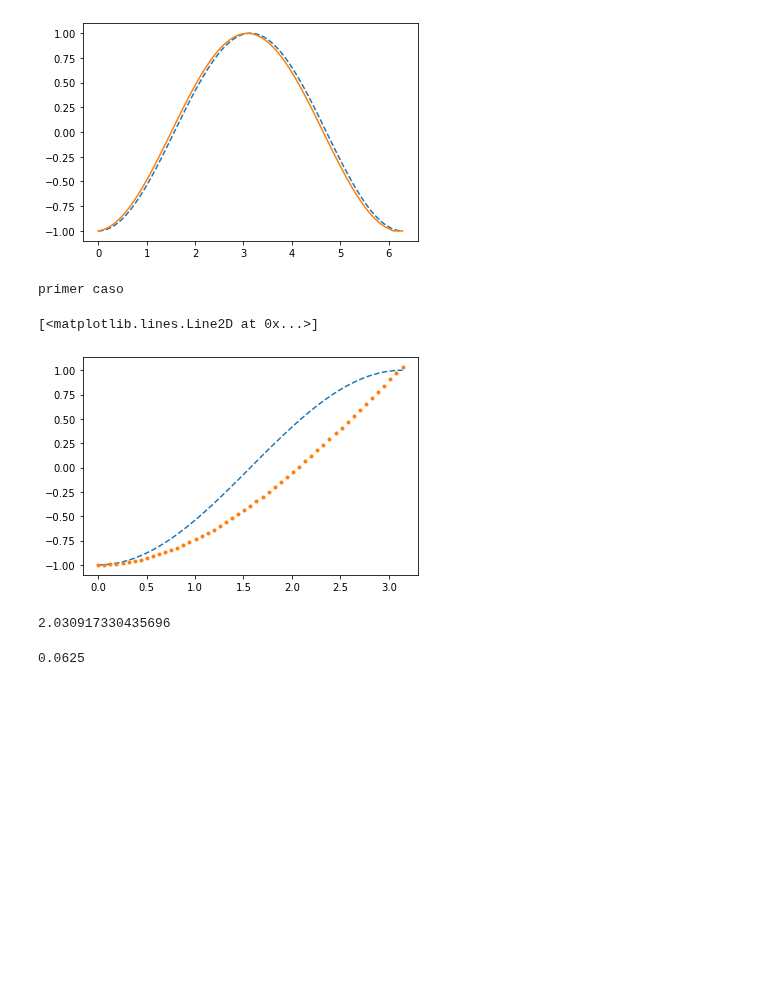
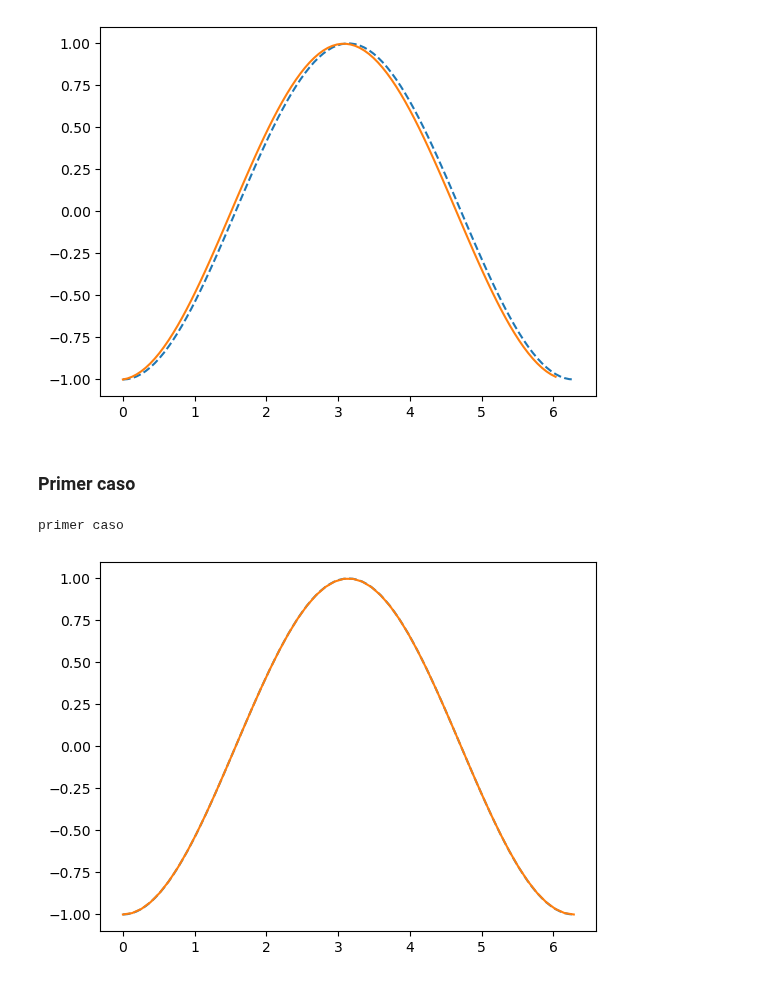
Before and after one commit to richmf/Fisica-Computacional-clases, a Jupyter notebook: Integrales_1.ipynb, the cells around one changed output. Drawn from its saved outputs; the diff is of its cells as text; code cells hidden in the pictures; blank space fills up the shorter version.

```diff
--- a/Integrales_1.ipynb
+++ b/Integrales_1.ipynb
@@ -14,7 +14,7 @@ def integra_h3(x,f):
         int_f = int_f/3
     return int_f*h
 # %%
-x = linspace(0,pi,10)
+x = linspace(0,pi,11)
 y = sin(x)
 int_de_y = integra_h3(x,y)
 print('Int de y =',int_de_y)
@@ -28,20 +28,23 @@ Int de y = 2.0021275988063008
 def primitiva_v1(x,f):
     # Ojo esta funcion falta adaptarla a todos los puntos
     h = x[1]-x[0]
-    F = zeros_like(f)
-    for i in range(1,len(f)-4):
+    F = zeros(len(f)-4)
+    for i in range(1,len(F)):
         F[i] = F[i-1] + (23*f[i] + 26*f[i+1] - 4*f[i+2] + 6*f[i+3] - 3*f[i+4])
     return F*h/48
 # %%
 x = linspace(0,2*pi,100)
-y = sin(x)
-Y = -cos(x)
+
+y = sin(x) #funcion
+Y = -cos(x) #primitiva de la funcion analitica
+
+prim_x = x[:-4]
 prim_y = primitiva_v1(x,y)
 plot(x,Y,'--')
-plot(x,prim_y-1)
+plot(prim_x,prim_y-1)
 show()
 # %% [output]
-[figure, old version]
+[figure, new version]
 # %%
 def primitiva_v2(x,f):
     # Ojo esta funcion falta adaptarla a todos los puntos
@@ -70,19 +71,13 @@ def primitiva_v2(x,f):
+# %% [markdown]
+### Primer caso
 # %%
-x = linspace(0,pi,101)
+x = linspace(0,2*pi,99)
 y = sin(x)
 Y = -cos(x)
 x_c , prim_y = primitiva_v2(x,y)
-plot(x,Y,'--')
-plot(x_c , prim_y-1,'.')
+plot(x,Y,'--',label='Primitiva analítica')
+plot(x_c , prim_y-1,label='Primitiva numérica')
+show()
 # %% [output]
 primer caso
-[<matplotlib.lines.Line2D at 0x...>]
-[figure, old version]
+[figure, new version]
-# %%
-prim_y[-1]
-# %% [output]
-2.030917330435696
-# %%
-3/48
-# %% [output]
-0.0625
```
Also changed, not shown: parts of 4 cells of this notebook, 10 other files.
